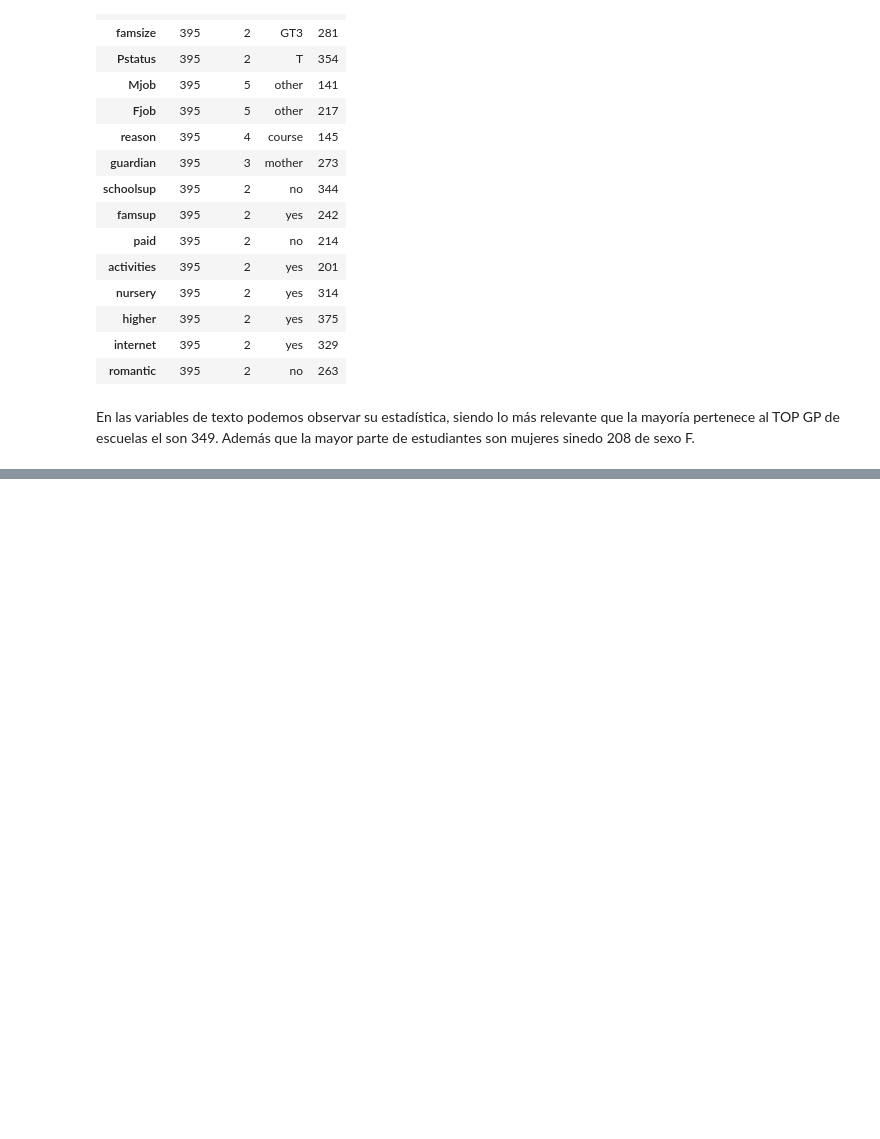
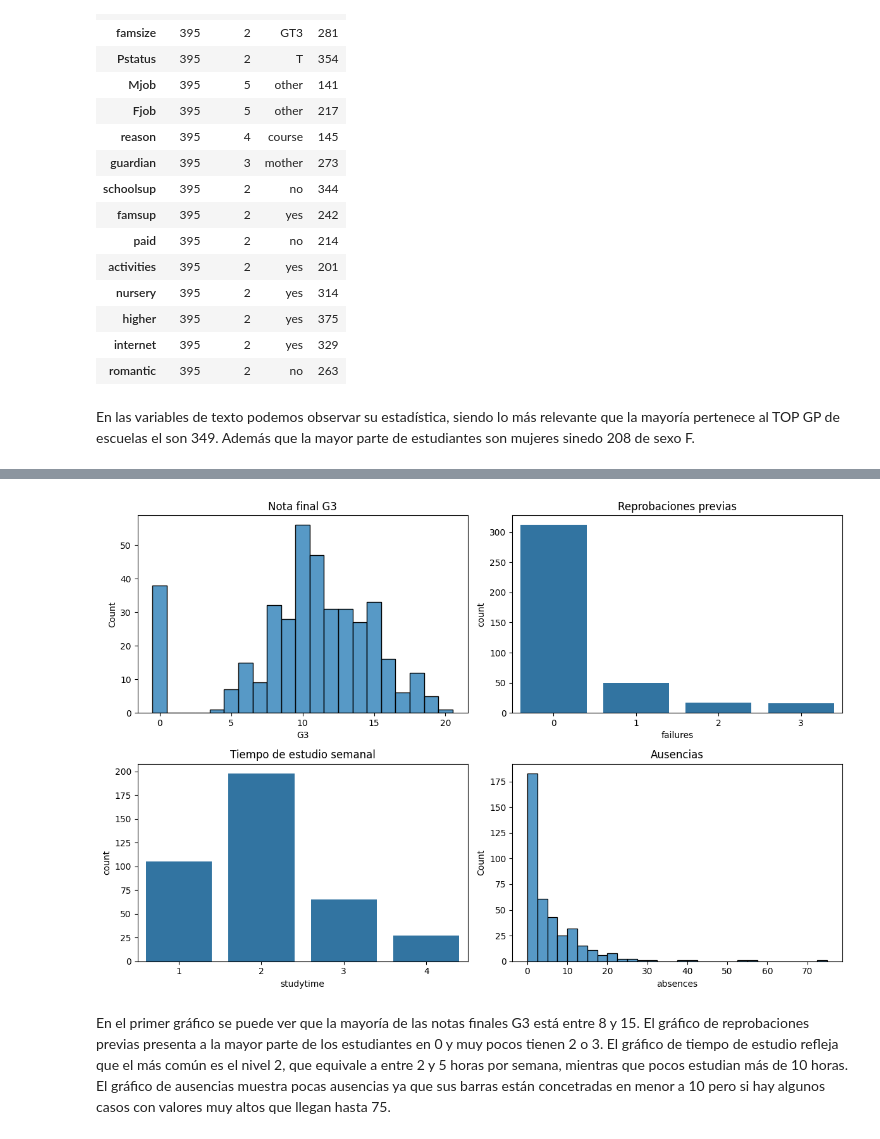
Before and after one commit to mariomartinez1313-ship-it/ProyectoP1-GrupoC, a Jupyter notebook: ProyectoP1_ELNO4_2_GrupoC.ipynb, the cells around one changed output, grey strips where cells are left out. Saved outputs shown, nothing was run; the diff lists cells and outputs as text; code cells hidden in the pictures; blank space fills up the shorter version.

Commit message:
Generación de los gráficos de distribución Hemos seleccionado graficar G3, reprobaciones, tiempo de estudio y ausencias.

```diff
--- a/ProyectoP1_ELNO4_2_GrupoC.ipynb
+++ b/ProyectoP1_ELNO4_2_GrupoC.ipynb
@@ -127,0 +132,25 @@ En las variables de texto podemos observar su estadística, siendo lo más relev
+# %%
+# Generación de 4 gráficos
+fig, ax = plt.subplots(2, 2, figsize=(12, 8))
+
+sns.histplot(df["G3"], bins=np.arange(-0.5, 21.5), ax=ax[0, 0])
+ax[0, 0].set_title("Nota final G3")
+
+sns.countplot(x="failures", data=df, ax=ax[0, 1])
+ax[0, 1].set_title("Reprobaciones previas")
+
+sns.countplot(x="studytime", data=df, ax=ax[1, 0])
+ax[1, 0].set_title("Tiempo de estudio semanal")
+
+sns.histplot(df["absences"], bins=30, ax=ax[1, 1])
+ax[1, 1].set_title("Ausencias")
+
+plt.tight_layout()  # evita que los gráficos se encimen
+plt.show()
+# %% [output]
+[figure, added]
+# %% [markdown]
+En el primer gráfico se puede ver que la mayoría de las notas finales G3 está entre 8 y 15.
+El gráfico de reprobaciones previas presenta a la mayor parte de los estudiantes en 0 y muy pocos tienen 2 o 3.
+El gráfico de tiempo de estudio refleja que el más común es el nivel 2, que equivale a entre 2 y 5 horas por semana, mientras que pocos estudian más de 10 horas.
+El gráfico de ausencias muestra pocas ausencias ya que sus barras están concetradas en menor a 10 pero si hay algunos casos con valores muy altos que llegan hasta 75.
```
Also changed, not shown: parts of 1 cell of this notebook.
